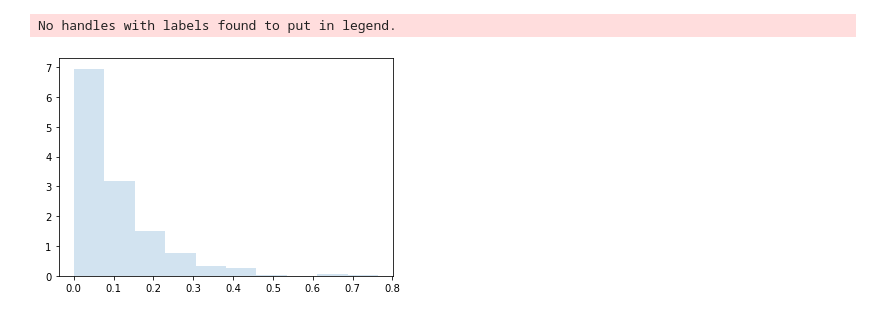
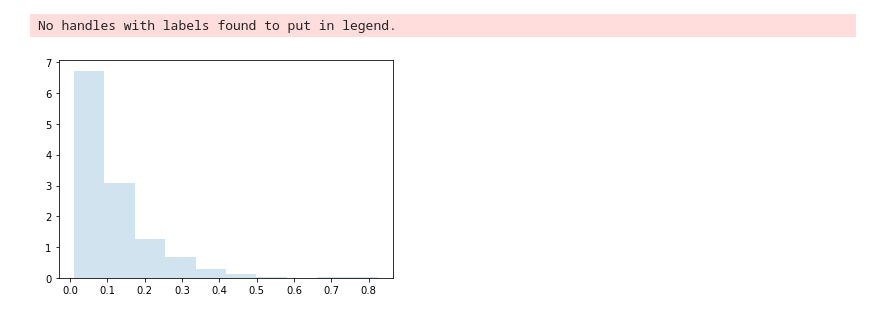
Before and after one commit to Albert-GM/TFM, a Jupyter notebook: notebooks/testing_distributions.ipynb, the cells around one changed output. Drawn from its saved outputs; the diff is of its cells as text; code cells hidden in the pictures.

```diff
--- a/notebooks/testing_distributions.ipynb
+++ b/notebooks/testing_distributions.ipynb
@@ -17,12 +17,12 @@ r.min(), r.max()
 # %%
-r = expon.rvs(scale=0.1,size=1000)
+r = expon.rvs(loc=0.01, scale=0.1,size=1000)
 fig, ax = plt.subplots(1, 1)
 ax.hist(r, density=True, histtype='stepfilled', alpha=0.2)
 ax.legend(loc='best', frameon=False)
 plt.show()
 # %% [output]
 No handles with labels found to put in legend.
-[figure, old version]
+[figure, new version]
 # %%
 import numpy as np
 # %%
```
Also changed, not shown: parts of 7 cells of this notebook, 8 other files.
